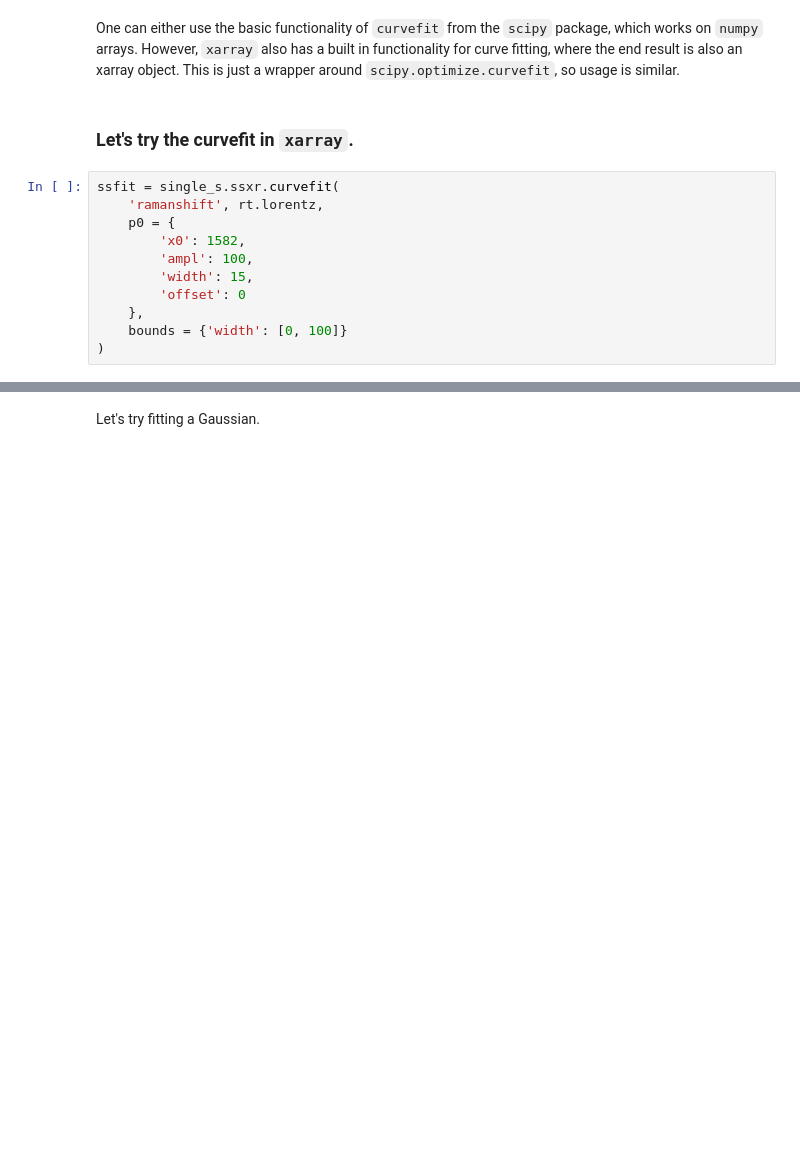
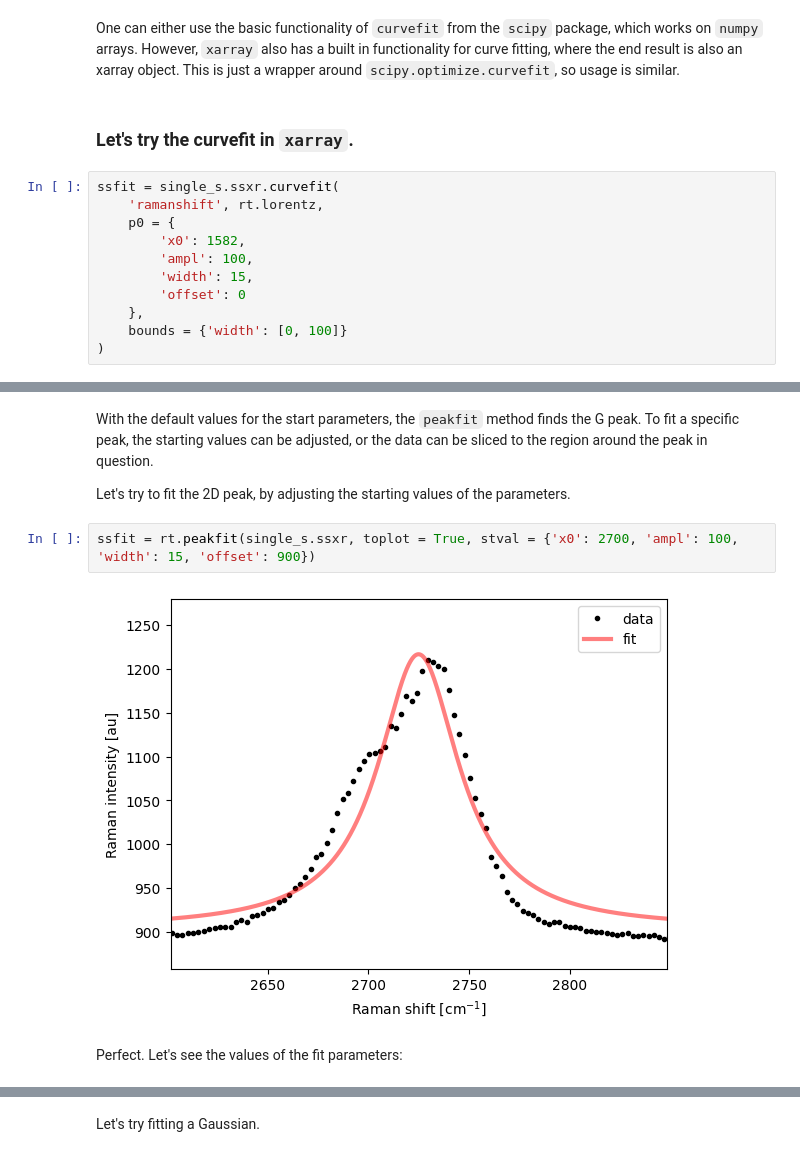
Before and after one commit to zrbyte/ramantools, a Jupyter notebook: ramantools tutorial.ipynb, the cells around one changed output, grey strips where cells are left out. Drawn from its saved outputs; the diff is of its cells as text; blank space fills up the shorter version.

```diff
--- a/ramantools tutorial.ipynb
+++ b/ramantools tutorial.ipynb
@@ -461,0 +473,11 @@ pl.legend()
+# %% [markdown]
+With the default values for the start parameters, the `peakfit` method finds the G peak.
+To fit a specific peak, the starting values can be adjusted, or the data can be sliced to the region around the peak in question.
+
+Let's try to fit the 2D peak, by adjusting the starting values of the parameters.
+# %%
+ssfit = rt.peakfit(single_s.ssxr, toplot = True, stval = {'x0': 2700, 'ampl': 100, 'width': 15, 'offset': 900})
+# %% [output]
+[figure, added]
+# %% [markdown]
+Perfect. Let's see the values of the fit parameters:
```
Also changed, not shown: parts of 17 cells of this notebook, 10 other files.
